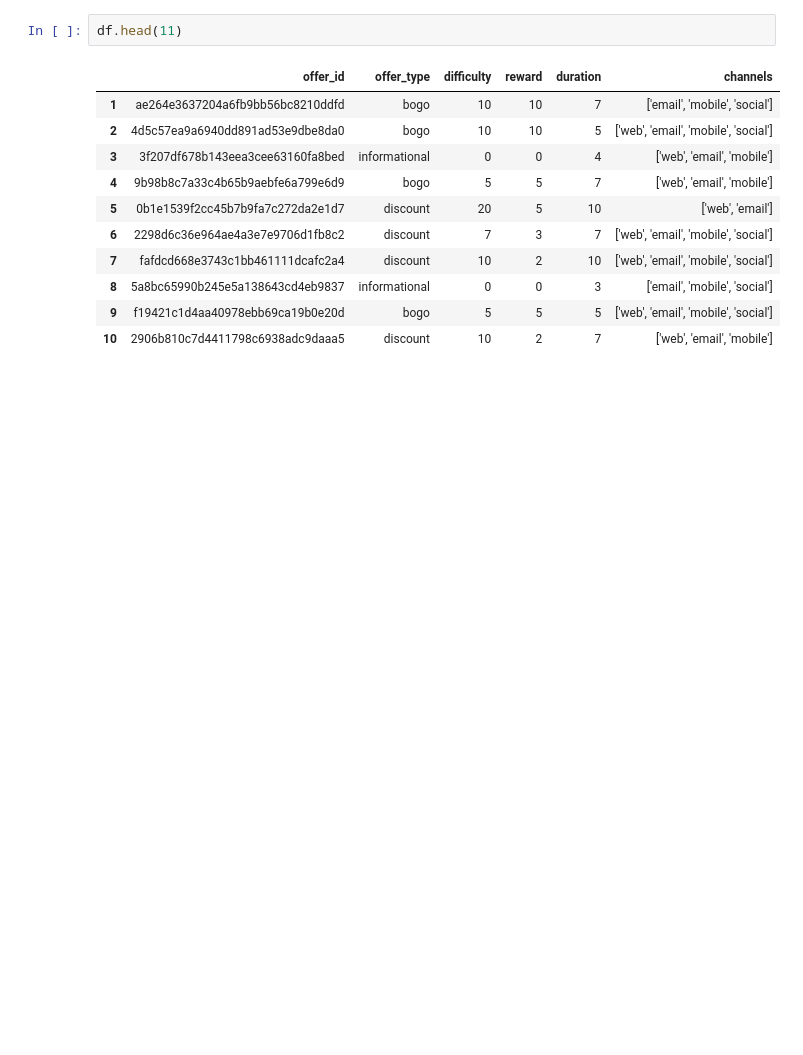
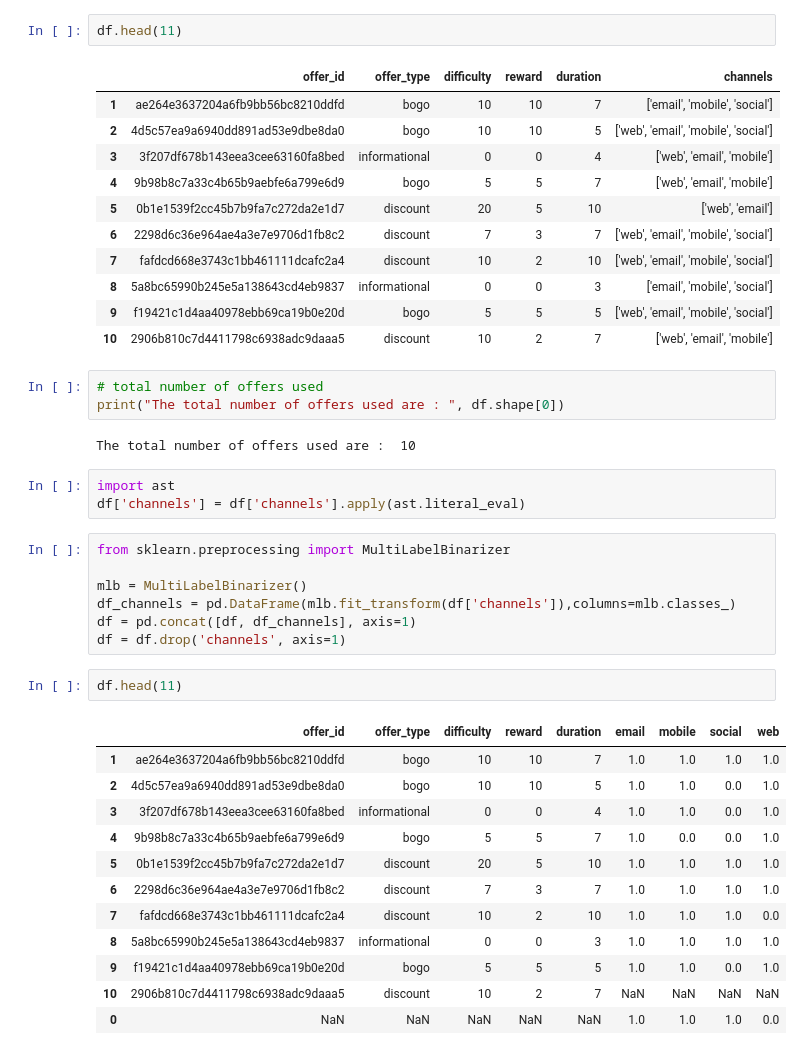
Before and after one commit to stevejj4/Customer-Reward-Analysis, a Jupyter notebook: Offers_EDA.ipynb, the cells around one changed output. Cells and saved outputs as stored; diff of their text form; blank space fills up the shorter version.

Commit message:
Transformations

```diff
--- a/Offers_EDA.ipynb
+++ b/Offers_EDA.ipynb
@@ -27,3 +27,33 @@ df.head(11)
 | 8 | 5a8bc65990b245e5a138643cd4eb9837 | informational | 0 | 0 | 3 | ['email', 'mobile', 'social'] |
 | 9 | f19421c1d4aa40978ebb69ca19b0e20d | bogo | 5 | 5 | 5 | ['web', 'email', 'mobile', 'social'] |
 | 10 | 2906b810c7d4411798c6938adc9daaa5 | discount | 10 | 2 | 7 | ['web', 'email', 'mobile'] |
+# %%
+# total number of offers used
+print("The total number of offers used are : ", df.shape[0])
+# %% [output]
+The total number of offers used are :  10
+# %%
+import ast
+df['channels'] = df['channels'].apply(ast.literal_eval)
+# %%
+from sklearn.preprocessing import MultiLabelBinarizer
+
+mlb = MultiLabelBinarizer()
+df_channels = pd.DataFrame(mlb.fit_transform(df['channels']),columns=mlb.classes_)
+df = pd.concat([df, df_channels], axis=1)
+df = df.drop('channels', axis=1)
+# %%
+df.head(11)
+# %% [output]
+|  | offer_id | offer_type | difficulty | reward | duration | email | mobile | social | web |
+| 1 | ae264e3637204a6fb9bb56bc8210ddfd | bogo | 10 | 10 | 7 | 1.0 | 1.0 | 1.0 | 1.0 |
+| 2 | 4d5c57ea9a6940dd891ad53e9dbe8da0 | bogo | 10 | 10 | 5 | 1.0 | 1.0 | 0.0 | 1.0 |
+| 3 | 3f207df678b143eea3cee63160fa8bed | informational | 0 | 0 | 4 | 1.0 | 1.0 | 0.0 | 1.0 |
+| 4 | 9b98b8c7a33c4b65b9aebfe6a799e6d9 | bogo | 5 | 5 | 7 | 1.0 | 0.0 | 0.0 | 1.0 |
+| 5 | 0b1e1539f2cc45b7b9fa7c272da2e1d7 | discount | 20 | 5 | 10 | 1.0 | 1.0 | 1.0 | 1.0 |
+| 6 | 2298d6c36e964ae4a3e7e9706d1fb8c2 | discount | 7 | 3 | 7 | 1.0 | 1.0 | 1.0 | 1.0 |
+| 7 | fafdcd668e3743c1bb461111dcafc2a4 | discount | 10 | 2 | 10 | 1.0 | 1.0 | 1.0 | 0.0 |
+| 8 | 5a8bc65990b245e5a138643cd4eb9837 | informational | 0 | 0 | 3 | 1.0 | 1.0 | 1.0 | 1.0 |
+| 9 | f19421c1d4aa40978ebb69ca19b0e20d | bogo | 5 | 5 | 5 | 1.0 | 1.0 | 0.0 | 1.0 |
+| 10 | 2906b810c7d4411798c6938adc9daaa5 | discount | 10 | 2 | 7 | NaN | NaN | NaN | NaN |
+| 0 | NaN | NaN | NaN | NaN | NaN | 1.0 | 1.0 | 1.0 | 0.0 |
```
